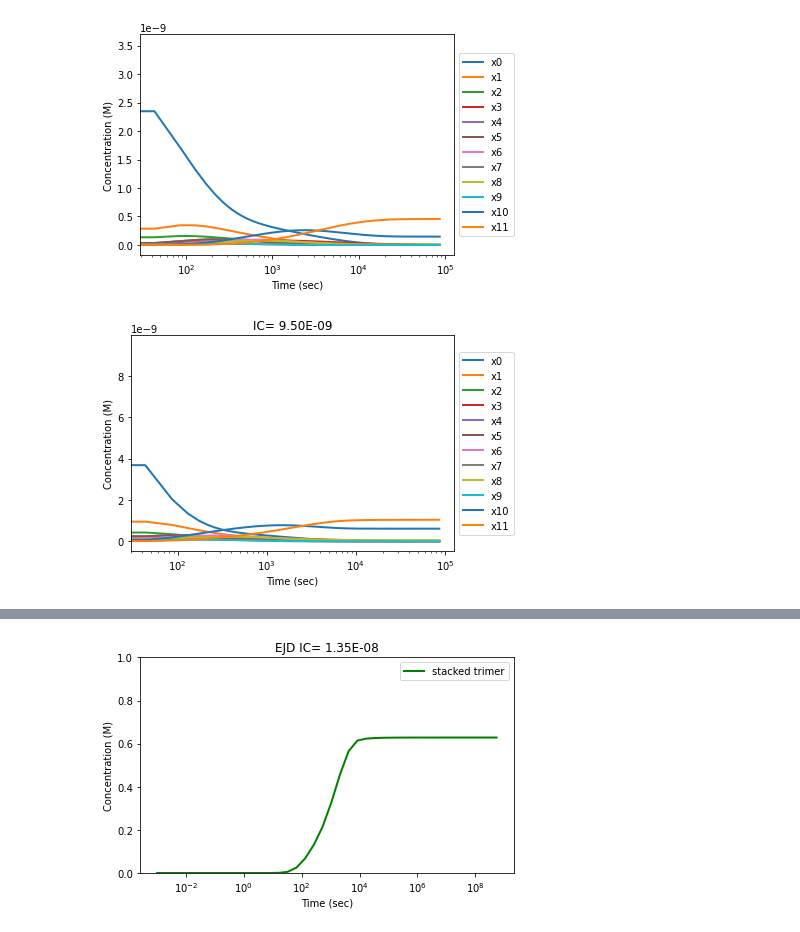
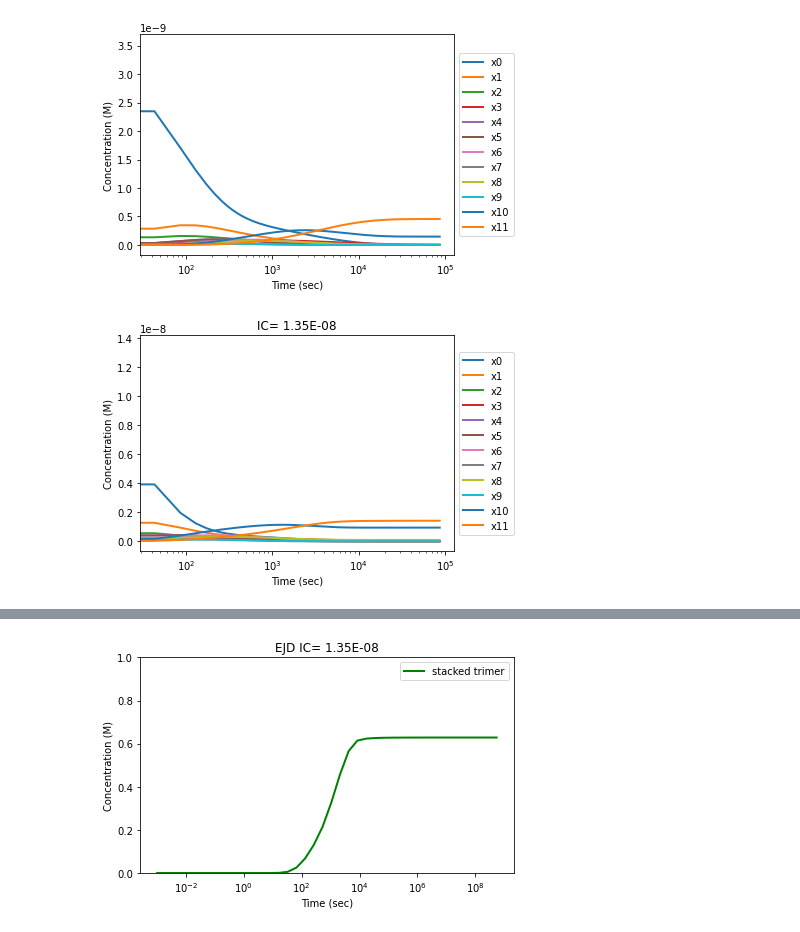
Before and after one commit to llagunes-324B21/Persephone_SR, a Jupyter notebook: March_2022/LL_SR_03202022.ipynb, the cells around one changed output, grey strips where cells are left out. Saved outputs shown, nothing was run; the diff lists cells and outputs as text; code cells hidden in the pictures.

```diff
--- a/March_2022/LL_SR_03202022.ipynb
+++ b/March_2022/LL_SR_03202022.ipynb
@@ -166,35 +187,35 @@ kOn = 10**6
 Q = 0 # synthesis rate parameter
 
 
 # List of parameters that will be explored
-IC_1 = 9.5*10**-9;
+IC_1 = 1.35*10**-8;
 kd1 = 10**-9 # binding affinity WITHIN rings (intra)
 kd2 = 10**-9 # binding affinity BETWEEN rings (inter)
 
 states_0 = [IC_1,0.0, 0.0,0.0, 0.0,0.0, 0.0,0.0, 0.0,0.0, 0.0,0.0]
 # parametersList= [kOn,δ,Q, kd1,kd2]
 
 # To intgrate ODEs, we need a vector for time
 # Note that the units on t are in seconds
 tEnd = 86400 # 24hrs
 t = np.linspace(0,tEnd,2000)
 # Now, integrate the ODEs and put the results in \"solution\"
 solution = odeint(stackedTrimer,states_0,t,rtol = 1e-12, atol = 1e-12)
 
 ICFormat = format(IC_1,'.2E')
 
 plt.semilogx(t,solution,'-',linewidth=2)
 plt.title('IC= '+ ICFormat)
 plt.xlabel('Time (sec)')
 plt.ylabel('Concentration (M)')
 plt.legend(('x0','x1', 'x2','x3', 'x4','x5', 'x6','x7', 'x8','x9', 'x10','x11'),loc='center left', bbox_to_anchor=(1, 0.5))
 #plt.show()
 
 #
 plt.tight_layout()
 #plt.savefig('LL_SR_python_odeInt_tols_m10_IC_9.5E-9_0324.png')
 # %% [output]
-[figure, old version]
+[figure, new version]
 # %%
 # ---------------------------------------------------
 # --- Assembly Yield ---
```
Also changed, not shown: parts of 5 cells of this notebook.
